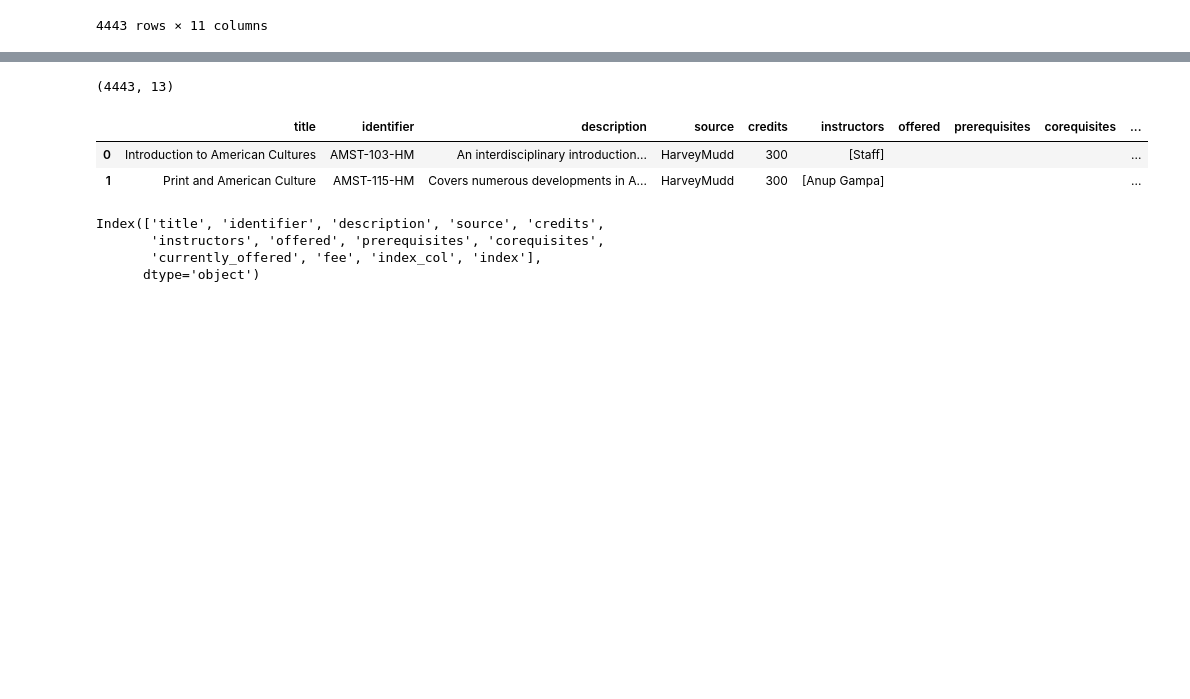
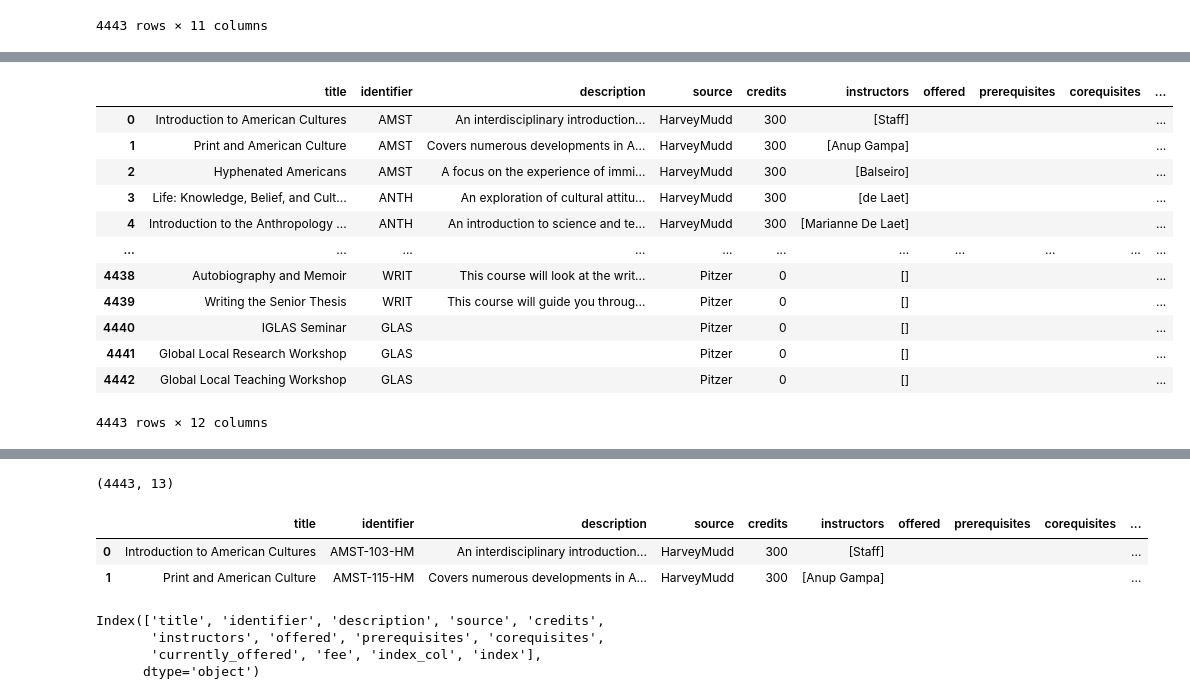
Before and after one commit to p-ai-org/p-recommender, a Jupyter notebook: data-science/rachel.ipynb, the cells around one changed output, grey strips where cells are left out. Cells and saved outputs as stored; diff of their text form; code cells hidden in the pictures; blank space fills up the shorter version.

```diff
--- a/data-science/rachel.ipynb
+++ b/data-science/rachel.ipynb
@@ -41,0 +43,17 @@ data
+# %%
+data['identifier'] = [x.split('-')[0] for x in data['identifier']]
+data
+# %% [output]
+|  | title | identifier | description | source | credits | instructors | offered | prerequisites | corequisites | ... |
+| 0 | Introduction to American Cultures | AMST | An interdisciplinary introduction... | HarveyMudd | 300 | [Staff] |  |  |  | ... |
+| 1 | Print and American Culture | AMST | Covers numerous developments in A... | HarveyMudd | 300 | [Anup Gampa] |  |  |  | ... |
+| 2 | Hyphenated Americans | AMST | A focus on the experience of immi... | HarveyMudd | 300 | [Balseiro] |  |  |  | ... |
+| 3 | Life: Knowledge, Belief, and Cult... | ANTH | An exploration of cultural attitu... | HarveyMudd | 300 | [de Laet] |  |  |  | ... |
+| 4 | Introduction to the Anthropology ... | ANTH | An introduction to science and te... | HarveyMudd | 300 | [Marianne De Laet] |  |  |  | ... |
+| ... | ... | ... | ... | ... | ... | ... | ... | ... | ... | ... |
+| 4438 | Autobiography and Memoir | WRIT | This course will look at the writ... | Pitzer | 0 | [] |  |  |  | ... |
+| 4439 | Writing the Senior Thesis | WRIT | This course will guide you throug... | Pitzer | 0 | [] |  |  |  | ... |
+| 4440 | IGLAS Seminar | GLAS |  | Pitzer | 0 | [] |  |  |  | ... |
+| 4441 | Global Local Research Workshop | GLAS |  | Pitzer | 0 | [] |  |  |  | ... |
+| 4442 | Global Local Teaching Workshop | GLAS |  | Pitzer | 0 | [] |  |  |  | ... |
+4443 rows × 12 columns
```
Also changed, not shown: parts of 11 cells of this notebook.
